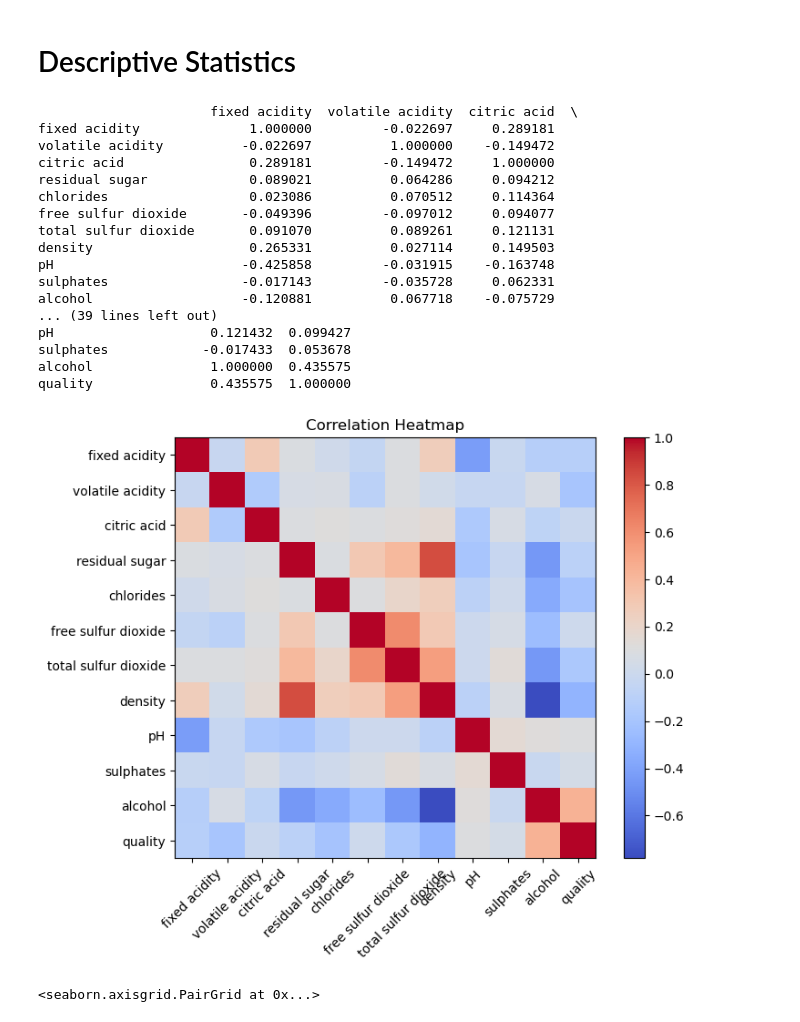
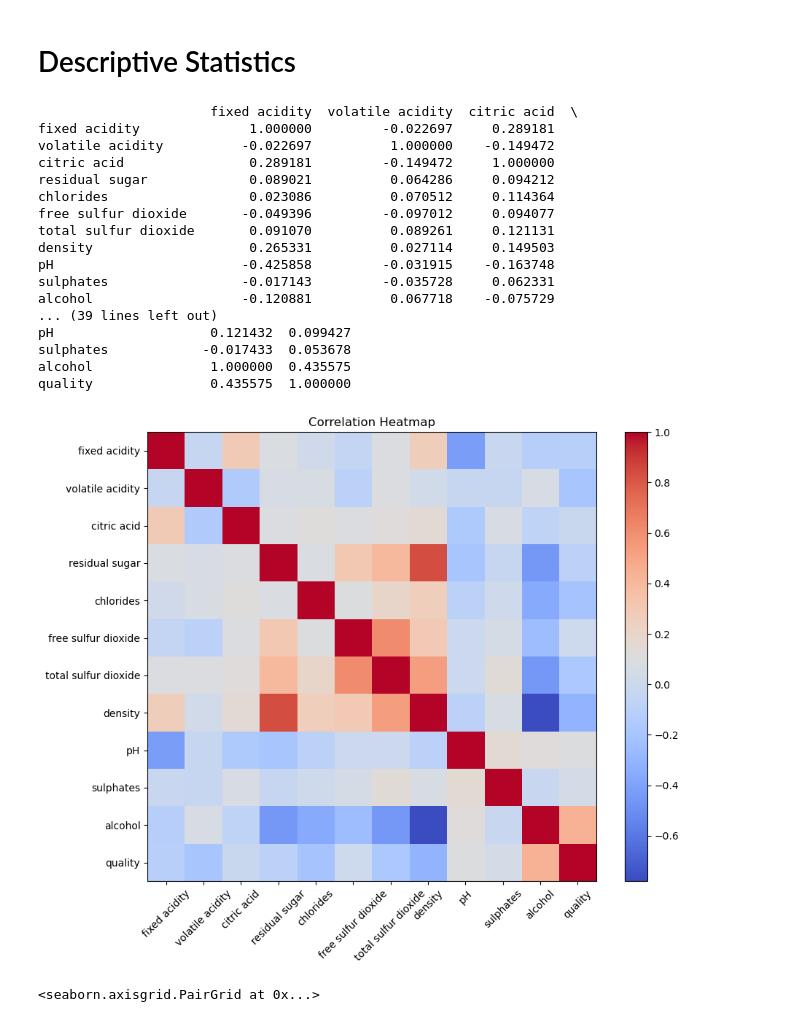
Before and after one commit to Andre3002/cmu-project3-wine-quality, a Jupyter notebook: Project-3-Wine-Quality.ipynb, the cells around one changed output. Saved outputs shown, nothing was run; the diff lists cells and outputs as text; code cells hidden in the pictures.

```diff
--- a/Project-3-Wine-Quality.ipynb
+++ b/Project-3-Wine-Quality.ipynb
@@ -143,35 +147,35 @@ plt.show()
 # %%
 # Calculate coorelation between numeric variables
 
-plt.figure(figsize=(8, 6))
+plt.figure(figsize=(10, 8))
 correlation = df.corr(numeric_only=True)
 print(correlation)
 
 plt.imshow(correlation, cmap='coolwarm')
 plt.colorbar()
 plt.xticks(range(len(correlation)), correlation.columns, rotation=45)
 plt.yticks(range(len(correlation)), correlation.columns)
 plt.title("Correlation Heatmap")
 plt.show()
 # %% [output]
                       fixed acidity  volatile acidity  citric acid  \
 fixed acidity              1.000000         -0.022697     0.289181
 volatile acidity          -0.022697          1.000000    -0.149472
 citric acid                0.289181         -0.149472     1.000000
 residual sugar             0.089021          0.064286     0.094212
 chlorides                  0.023086          0.070512     0.114364
 free sulfur dioxide       -0.049396         -0.097012     0.094077
 total sulfur dioxide       0.091070          0.089261     0.121131
 density                    0.265331          0.027114     0.149503
 pH                        -0.425858         -0.031915    -0.163748
 sulphates                 -0.017143         -0.035728     0.062331
 alcohol                   -0.120881          0.067718    -0.075729
 ... (39 lines left out)
 pH                    0.121432  0.099427
 sulphates            -0.017433  0.053678
 alcohol               1.000000  0.435575
 quality               0.435575  1.000000
-[figure, old version]
+[figure, new version]
 # %%
 # Create pairplot to visualize relationship between all variables
 
```
Also changed, not shown: parts of 8 cells of this notebook.
